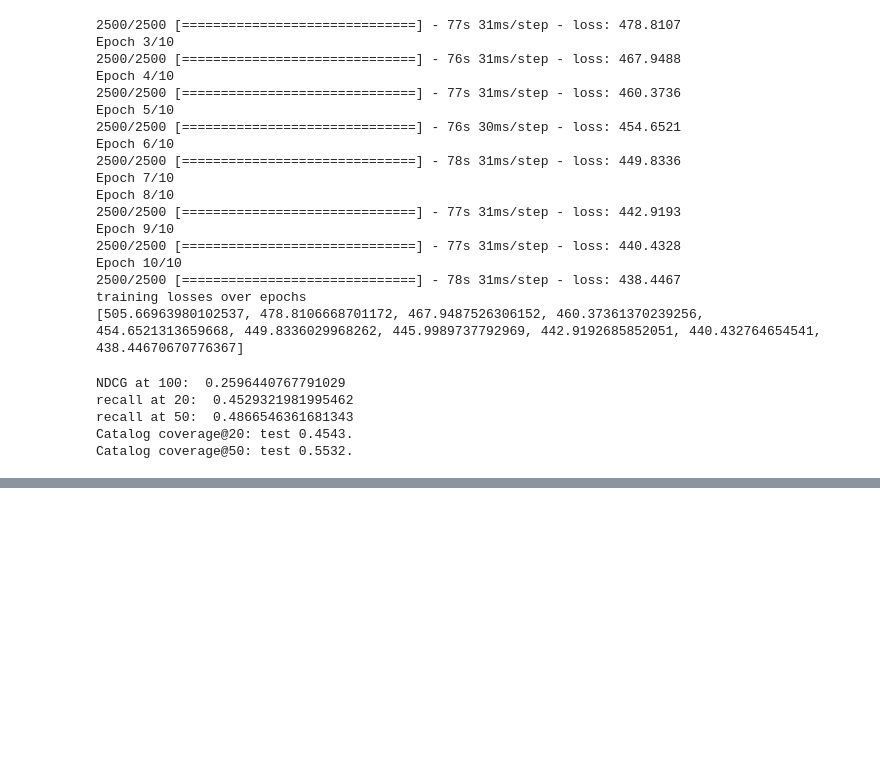
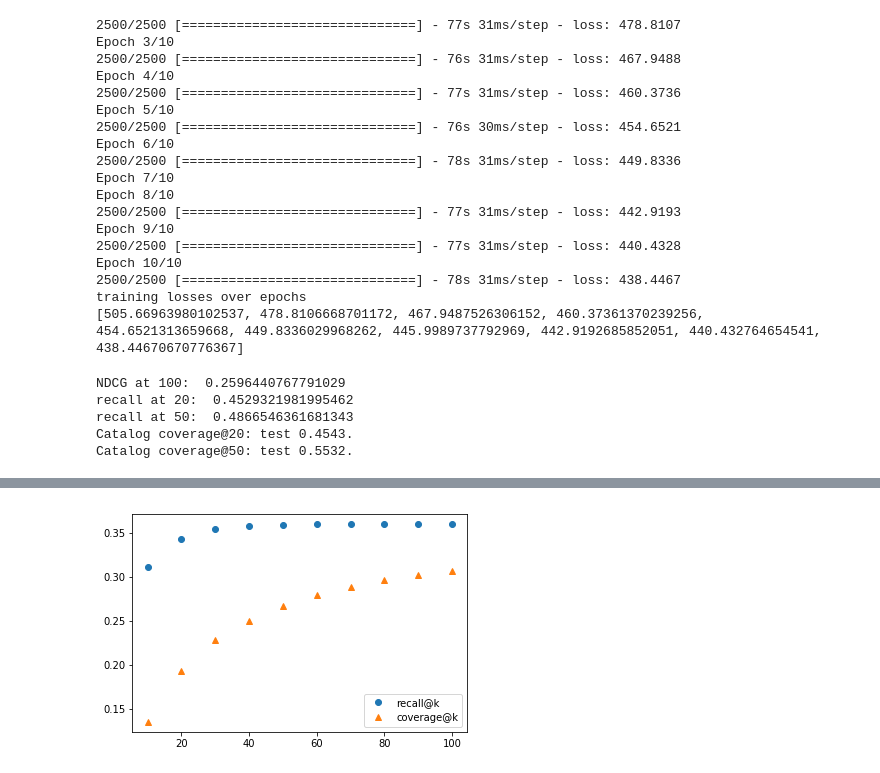
Before and after one commit to smashound/Movie-Recommendation-VAE, a Jupyter notebook: finalproject.ipynb, the cells around one changed output, grey strips where cells are left out. Saved outputs shown, nothing was run; the diff lists cells and outputs as text; code cells hidden in the pictures; blank space fills up the shorter version.

```diff
--- a/finalproject.ipynb
+++ b/finalproject.ipynb
@@ -1087,0 +1264,18 @@ Catalog coverage@50: test 0.5532.
+# %%
+recall_svd,cov_svd=[],[]
+
+for k in krange:
+    recalls_test_k = surprise_recall_at_k(predict_test,k)
+    recall_test_k = sum(rec for rec in recalls_test_k.values()) / len(recalls_test_k)
+    recall_svd.append(recall_test_k)
+    cov_svd.append(catalogcoverage(get_top_n(predict_test,k)))
+# %%
+fig, ax = plt.subplots()
+line2, = ax.plot(krange,recall_svd,'o', label='recall@k')
+line3, = ax.plot(krange,cov_svd,'^', label='coverage@k')
+
+ax.legend()
+
+plt.show()
+# %% [output]
+[figure, added]
```
Also changed, not shown: parts of 51 cells of this notebook.
